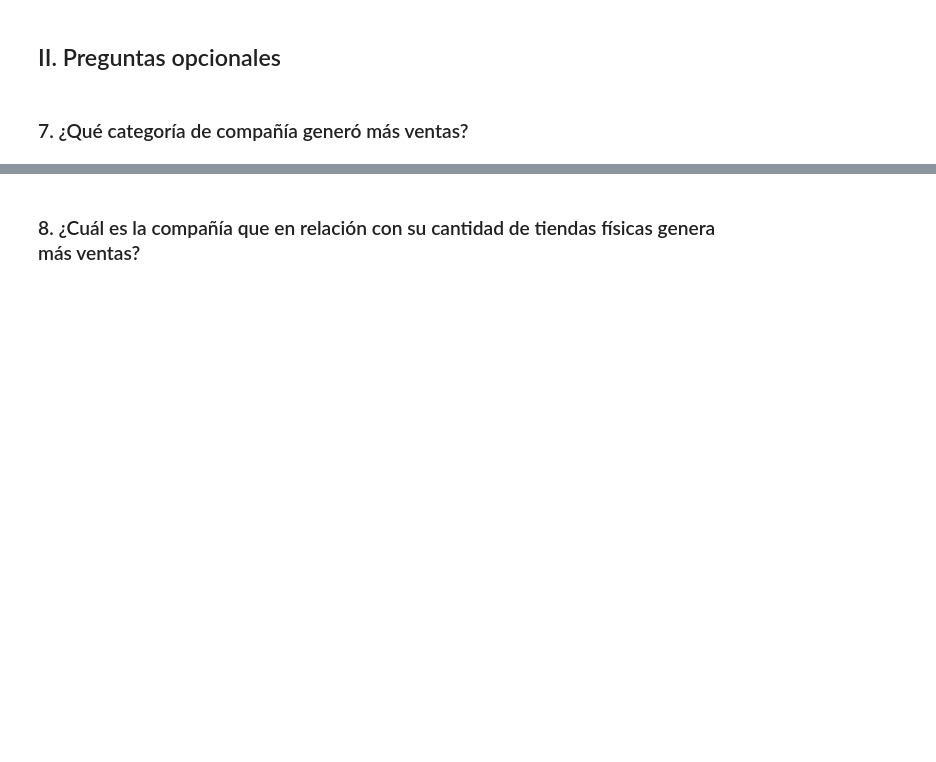
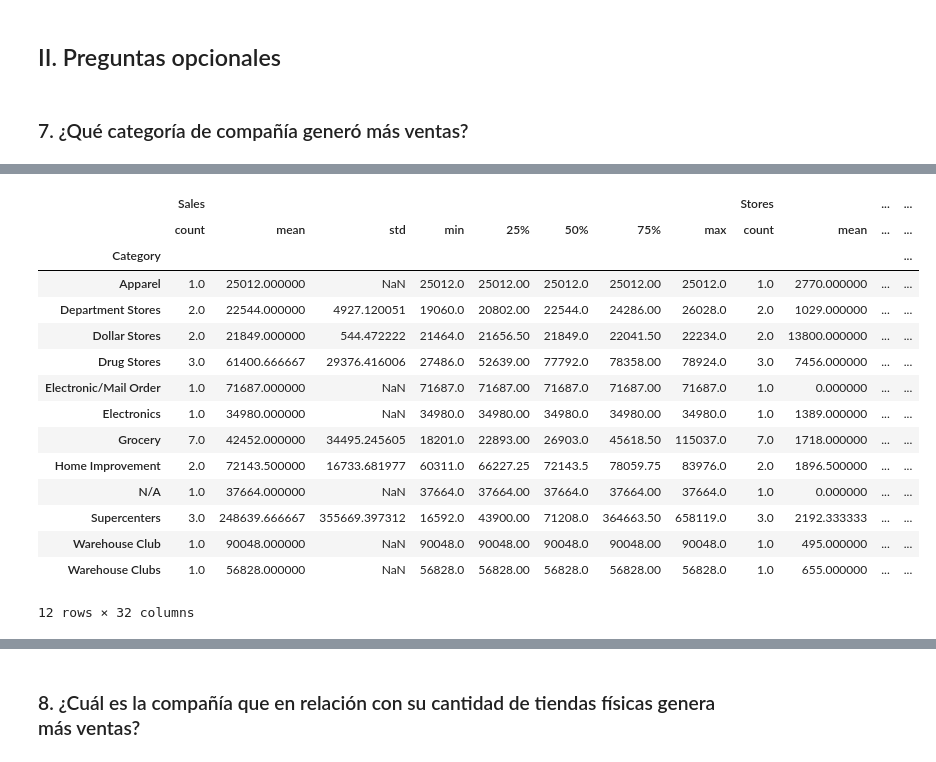
Before and after one commit to LuisReyes98/platzi-datacademy-proyecto, a Jupyter notebook: proyecto_datacademy.ipynb, the cells around one changed output, grey strips where cells are left out. Cells and saved outputs as stored; diff of their text form; code cells hidden in the pictures; blank space fills up the shorter version.

```diff
--- a/proyecto_datacademy.ipynb
+++ b/proyecto_datacademy.ipynb
@@ -692,0 +718,21 @@ Siendo 'Walmart US' la compañia con mas ventas de todas y 'Walgreen Boots' la 5
+# %%
+# agrupamos los datos por categoria
+df_group_category = df_clean.groupby('Category')
+df_group_category.describe()
+# %% [output]
+|  | Sales |  |  |  |  |  |  |  | Stores |  | ... | ... |
+|  | count | mean | std | min | 25% | 50% | 75% | max | count | mean | ... | ... |
+| Category |  |  |  |  |  |  |  |  |  |  |  | ... |
+| Apparel | 1.0 | 25012.000000 | NaN | 25012.0 | 25012.00 | 25012.0 | 25012.00 | 25012.0 | 1.0 | 2770.000000 | ... | ... |
+| Department Stores | 2.0 | 22544.000000 | 4927.120051 | 19060.0 | 20802.00 | 22544.0 | 24286.00 | 26028.0 | 2.0 | 1029.000000 | ... | ... |
+| Dollar Stores | 2.0 | 21849.000000 | 544.472222 | 21464.0 | 21656.50 | 21849.0 | 22041.50 | 22234.0 | 2.0 | 13800.000000 | ... | ... |
+| Drug Stores | 3.0 | 61400.666667 | 29376.416006 | 27486.0 | 52639.00 | 77792.0 | 78358.00 | 78924.0 | 3.0 | 7456.000000 | ... | ... |
+| Electronic/Mail Order | 1.0 | 71687.000000 | NaN | 71687.0 | 71687.00 | 71687.0 | 71687.00 | 71687.0 | 1.0 | 0.000000 | ... | ... |
+| Electronics | 1.0 | 34980.000000 | NaN | 34980.0 | 34980.00 | 34980.0 | 34980.00 | 34980.0 | 1.0 | 1389.000000 | ... | ... |
+| Grocery | 7.0 | 42452.000000 | 34495.245605 | 18201.0 | 22893.00 | 26903.0 | 45618.50 | 115037.0 | 7.0 | 1718.000000 | ... | ... |
+| Home Improvement | 2.0 | 72143.500000 | 16733.681977 | 60311.0 | 66227.25 | 72143.5 | 78059.75 | 83976.0 | 2.0 | 1896.500000 | ... | ... |
+| N/A | 1.0 | 37664.000000 | NaN | 37664.0 | 37664.00 | 37664.0 | 37664.00 | 37664.0 | 1.0 | 0.000000 | ... | ... |
+| Supercenters | 3.0 | 248639.666667 | 355669.397312 | 16592.0 | 43900.00 | 71208.0 | 364663.50 | 658119.0 | 3.0 | 2192.333333 | ... | ... |
+| Warehouse Club | 1.0 | 90048.000000 | NaN | 90048.0 | 90048.00 | 90048.0 | 90048.00 | 90048.0 | 1.0 | 495.000000 | ... | ... |
+| Warehouse Clubs | 1.0 | 56828.000000 | NaN | 56828.0 | 56828.00 | 56828.0 | 56828.00 | 56828.0 | 1.0 | 655.000000 | ... | ... |
+12 rows × 32 columns
```
Also changed, not shown: parts of 9 cells of this notebook.
